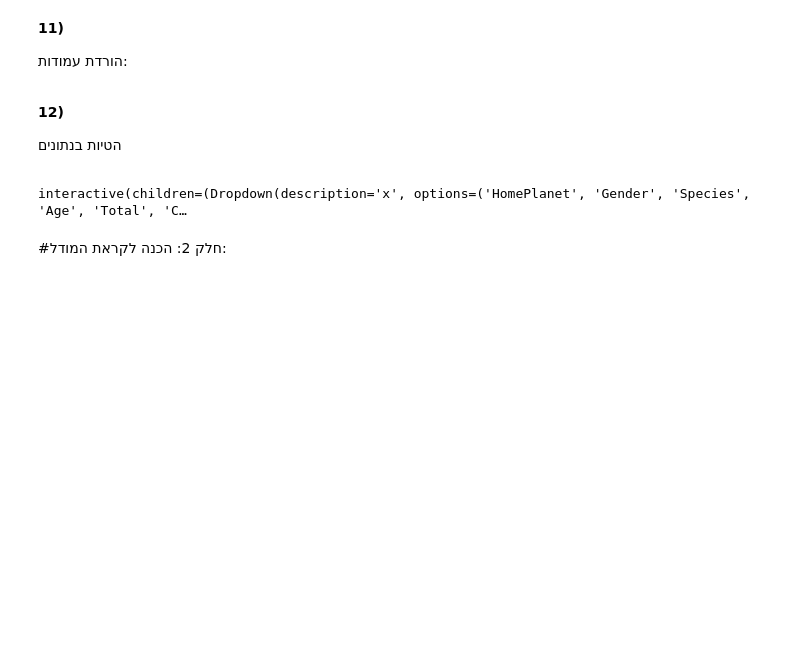
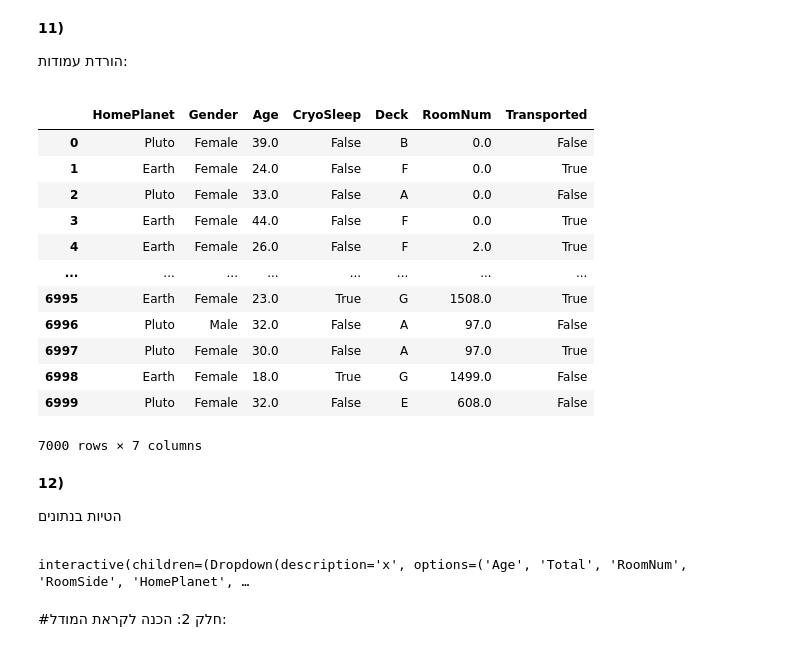
Before and after one commit to thorthor08/Thor, a Jupyter notebook: אריאל_נאוי_שלד_למחברת_סופית_לפרוייקט.ipynb, the cells around one changed output. Cells and saved outputs as stored; diff of their text form; code cells hidden in the pictures; blank space fills up the shorter version.

```diff
--- a/אריאל_נאוי_שלד_למחברת_סופית_לפרוייקט.ipynb
+++ b/אריאל_נאוי_שלד_למחברת_סופית_לפרוייקט.ipynb
@@ -349,7 +351,22 @@ plt.show()
 
 הורדת עמודות:
 # %%
-new_df=df_clean.drop(columns=["PassengerId","Name","Destination","VIP","RoomService","FoodCourt","ShoppingMall","Spa","VRDeck"])
+new_df=df_clean.drop(columns=["PassengerId","Species","Name","Total","RoomSide","Destination","VIP","RoomService","FoodCourt","ShoppingMall","Spa","VRDeck"])
+new_df
+# %% [output]
+|  | HomePlanet | Gender | Age | CryoSleep | Deck | RoomNum | Transported |
+| 0 | Pluto | Female | 39.0 | False | B | 0.0 | False |
+| 1 | Earth | Female | 24.0 | False | F | 0.0 | True |
+| 2 | Pluto | Female | 33.0 | False | A | 0.0 | False |
+| 3 | Earth | Female | 44.0 | False | F | 0.0 | True |
+| 4 | Earth | Female | 26.0 | False | F | 2.0 | True |
+| ... | ... | ... | ... | ... | ... | ... | ... |
+| 6995 | Earth | Female | 23.0 | True | G | 1508.0 | True |
+| 6996 | Pluto | Male | 32.0 | False | A | 97.0 | False |
+| 6997 | Pluto | Female | 30.0 | False | A | 97.0 | True |
+| 6998 | Earth | Female | 18.0 | True | G | 1499.0 | False |
+| 6999 | Pluto | Female | 32.0 | False | E | 608.0 | False |
+7000 rows × 7 columns
 # %% [markdown]
 <div dir='rtl'>
 
@@ -357,14 +374,13 @@ new_df=df_clean.drop(columns=["PassengerId","Name","Destination","VIP","RoomServ
 
 הטיות בנתונים
 # %%
-new_df
-def update_plot(x,y):
-  sns.scatterplot(data=new_df, x=x,y=y)
-  plt.title("Finding biased connection between " + x+" And "+ y)
+def update_plot(x, hue, bins):
+  sns.histplot(data=new_df, x=x,hue=hue, bins=bins)
+  plt.title("Finding biased connection between " + x+" And "+ hue)
   plt.show()
-interactive(update_plot, x = ["Age","Total","RoomNum"],y=["Age","Total","RoomNum"])
+interactive(update_plot,bins=(1, 30), x = ["Age","Total","RoomNum", "RoomSide", "HomePlanet", "Gender", "Species", "CryoSleep", "Deck", "Transported"], hue=["RoomSide", "RoomNum", "Age", "Total", "HomePlanet", "Gender", "Species", "CryoSleep", "Deck", "Transported"])
 # %% [output]
-interactive(children=(Dropdown(description='x', options=('HomePlanet', 'Gender', 'Species', 'Age', 'Total', 'C…
+interactive(children=(Dropdown(description='x', options=('Age', 'Total', 'RoomNum', 'RoomSide', 'HomePlanet', …
 # %% [markdown]
 <div dir='rtl'>
 
```
Also changed, not shown: parts of 22 cells of this notebook.
